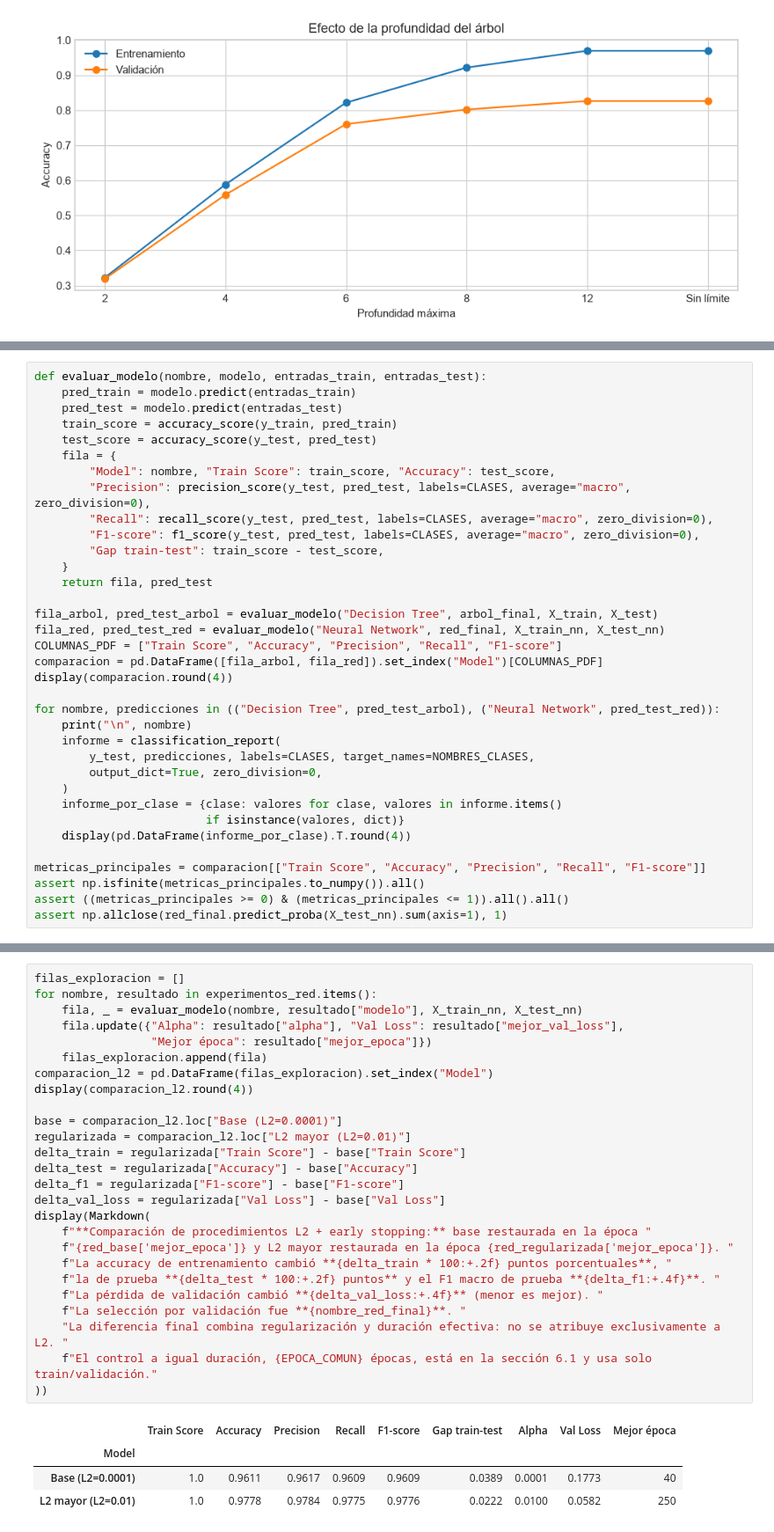
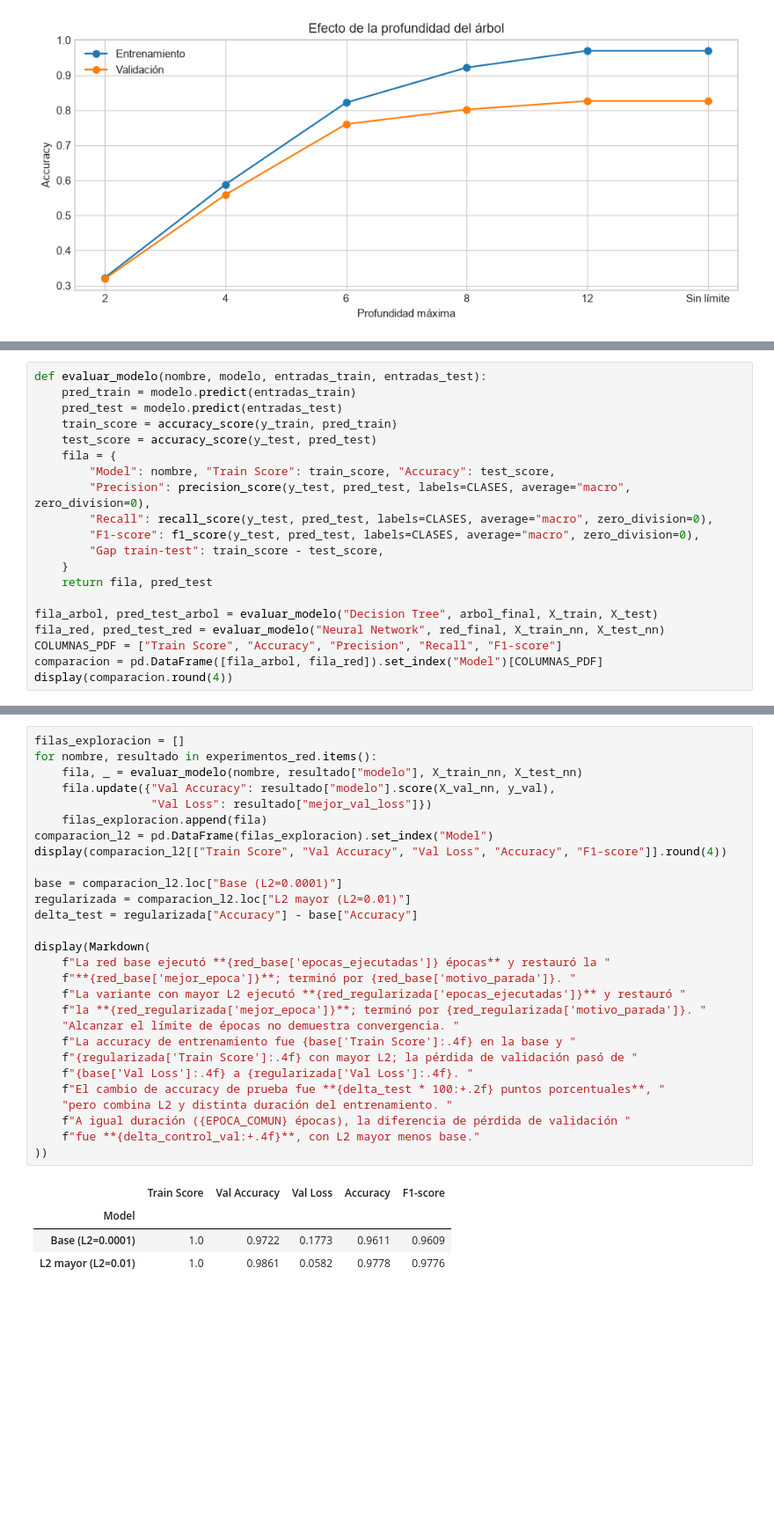
Before and after one commit to GJLG0501/Inteligencia-artificial-avanzada, a Jupyter notebook: P2/Module 2 Deep Learning/LabNNs.ipynb, the cells around one changed output, grey strips where cells are left out. Shown at 88% size. Saved outputs shown, nothing was run; the diff lists cells and outputs as text; blank space fills up the shorter version.

```diff
--- a/P2/Module 2 Deep Learning/LabNNs.ipynb
+++ b/P2/Module 2 Deep Learning/LabNNs.ipynb
@@ -599,21 +430,6 @@ fila_red, pred_test_red = evaluar_modelo("Neural Network", red_final, X_train_nn
 COLUMNAS_PDF = ["Train Score", "Accuracy", "Precision", "Recall", "F1-score"]
 comparacion = pd.DataFrame([fila_arbol, fila_red]).set_index("Model")[COLUMNAS_PDF]
 display(comparacion.round(4))
-
-for nombre, predicciones in (("Decision Tree", pred_test_arbol), ("Neural Network", pred_test_red)):
-    print("\n", nombre)
-    informe = classification_report(
-        y_test, predicciones, labels=CLASES, target_names=NOMBRES_CLASES,
-        output_dict=True, zero_division=0,
-    )
-    informe_por_clase = {clase: valores for clase, valores in informe.items()
-                         if isinstance(valores, dict)}
-    display(pd.DataFrame(informe_por_clase).T.round(4))
-
-metricas_principales = comparacion[["Train Score", "Accuracy", "Precision", "Recall", "F1-score"]]
-assert np.isfinite(metricas_principales.to_numpy()).all()
-assert ((metricas_principales >= 0) & (metricas_principales <= 1)).all().all()
-assert np.allclose(red_final.predict_proba(X_test_nn).sum(axis=1), 1)
 # %% [output]
 |  | Train Score | Accuracy | Precision | Recall | F1-score |
 | Model |  |  |  |  |  |
@@ -699,31 +514,33 @@ restaurar su mejor época de validación, que puede ser distinta entre variantes
 # %%
 filas_exploracion = []
 for nombre, resultado in experimentos_red.items():
     fila, _ = evaluar_modelo(nombre, resultado["modelo"], X_train_nn, X_test_nn)
-    fila.update({"Alpha": resultado["alpha"], "Val Loss": resultado["mejor_val_loss"],
-                 "Mejor época": resultado["mejor_epoca"]})
+    fila.update({"Val Accuracy": resultado["modelo"].score(X_val_nn, y_val),
+                 "Val Loss": resultado["mejor_val_loss"]})
     filas_exploracion.append(fila)
 comparacion_l2 = pd.DataFrame(filas_exploracion).set_index("Model")
-display(comparacion_l2.round(4))
+display(comparacion_l2[["Train Score", "Val Accuracy", "Val Loss", "Accuracy", "F1-score"]].round(4))
 
 base = comparacion_l2.loc["Base (L2=0.0001)"]
 regularizada = comparacion_l2.loc["L2 mayor (L2=0.01)"]
-delta_train = regularizada["Train Score"] - base["Train Score"]
 delta_test = regularizada["Accuracy"] - base["Accuracy"]
-delta_f1 = regularizada["F1-score"] - base["F1-score"]
-delta_val_loss = regularizada["Val Loss"] - base["Val Loss"]
+
 display(Markdown(
-    f"**Comparación de procedimientos L2 + early stopping:** base restaurada en la época "
-    f"{red_base['mejor_epoca']} y L2 mayor restaurada en la época {red_regularizada['mejor_epoca']}. "
-    f"La accuracy de entrenamiento cambió **{delta_train * 100:+.2f} puntos porcentuales**, "
-    f"la de prueba **{delta_test * 100:+.2f} puntos** y el F1 macro de prueba **{delta_f1:+.4f}**. "
-    f"La pérdida de validación cambió **{delta_val_loss:+.4f}** (menor es mejor). "
-    f"La selección por validación fue **{nombre_red_final}**. "
-    "La diferencia final combina regularización y duración efectiva: no se atribuye exclusivamente a L2. "
-    f"El control a igual duración, {EPOCA_COMUN} épocas, está en la sección 6.1 y usa solo train/validación."
+    f"La red base ejecutó **{red_base['epocas_ejecutadas']} épocas** y restauró la "
+    f"**{red_base['mejor_epoca']}**; terminó por {red_base['motivo_parada']}. "
+    f"La variante con mayor L2 ejecutó **{red_regularizada['epocas_ejecutadas']}** y restauró "
+    f"la **{red_regularizada['mejor_epoca']}**; terminó por {red_regularizada['motivo_parada']}. "
+    "Alcanzar el límite de épocas no demuestra convergencia. "
+    f"La accuracy de entrenamiento fue {base['Train Score']:.4f} en la base y "
+    f"{regularizada['Train Score']:.4f} con mayor L2; la pérdida de validación pasó de "
+    f"{base['Val Loss']:.4f} a {regularizada['Val Loss']:.4f}. "
+    f"El cambio de accuracy de prueba fue **{delta_test * 100:+.2f} puntos porcentuales**, "
+    "pero combina L2 y distinta duración del entrenamiento. "
+    f"A igual duración ({EPOCA_COMUN} épocas), la diferencia de pérdida de validación "
+    f"fue **{delta_control_val:+.4f}**, con L2 mayor menos base."
 ))
 # %% [output]
-|  | Train Score | Accuracy | Precision | Recall | F1-score | Gap train-test | Alpha | Val Loss | Mejor época |
-| Model |  |  |  |  |  |  |  |  |  |
-| Base (L2=0.0001) | 1.0 | 0.9611 | 0.9617 | 0.9609 | 0.9609 | 0.0389 | 0.0001 | 0.1773 | 40 |
-| L2 mayor (L2=0.01) | 1.0 | 0.9778 | 0.9784 | 0.9775 | 0.9776 | 0.0222 | 0.0100 | 0.0582 | 250 |
+|  | Train Score | Val Accuracy | Val Loss | Accuracy | F1-score |
+| Model |  |  |  |  |  |
+| Base (L2=0.0001) | 1.0 | 0.9722 | 0.1773 | 0.9611 | 0.9609 |
+| L2 mayor (L2=0.01) | 1.0 | 0.9861 | 0.0582 | 0.9778 | 0.9776 |
```
Also changed, not shown: parts of 27 cells of this notebook, 2 other files.
